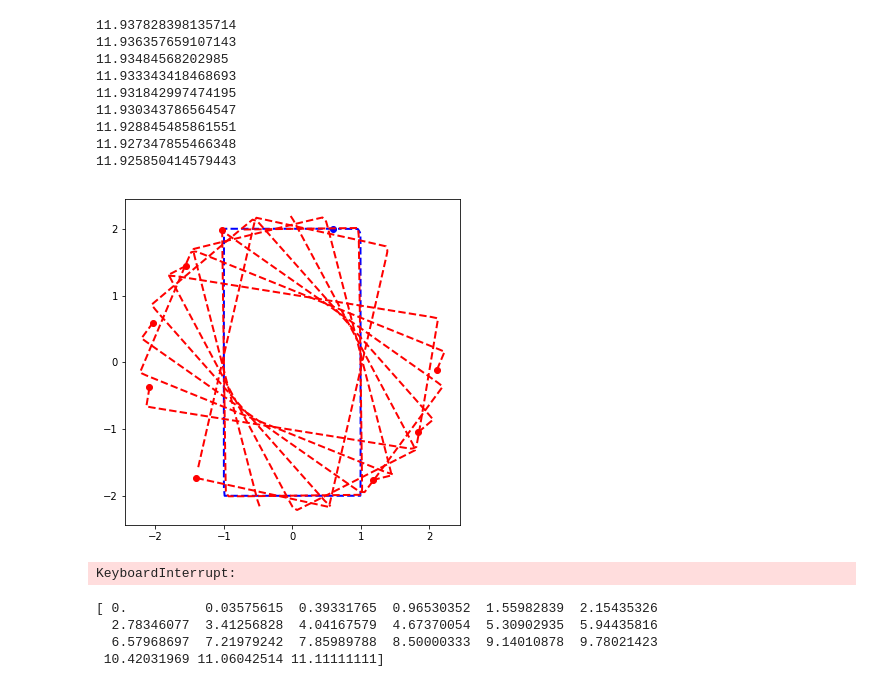
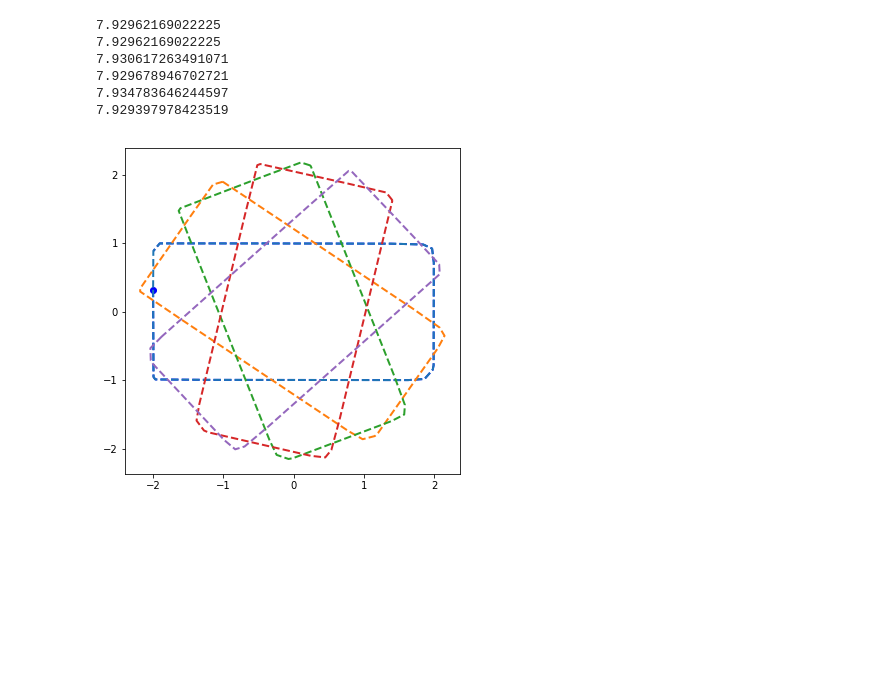
Before and after one commit to adivijaykumar/courses, a Jupyter notebook: cmech/assign_6/Untitled.ipynb, the cells around one changed output. Saved outputs shown, nothing was run; the diff lists cells and outputs as text; code cells hidden in the pictures; blank space fills up the shorter version.

```diff
--- a/cmech/assign_6/Untitled.ipynb
+++ b/cmech/assign_6/Untitled.ipynb
@@ -8,3 +6,10 @@ ini_condns = np.array([np.random.uniform(-1,1,20000),np.random.uniform(-2,2,2000
+# %%
+xl = 2.0
+yl = 1.0
+N = 2000
+t = 3
+ini_condns = np.array([np.random.uniform(-xl,xl,N),np.random.uniform(-yl,yl,N)]).T
+#ini_condns =  np.concatenate((ini_condns,np.array([[-xl,yl],[-xl,-yl],[xl,yl],[xl,-yl]])),axis=0)
 # %%
 ini_condns_arr = ini_condns.flatten()
 # %%
@@ -25,46 +30,41 @@ def fun_d(t, y):
         else:
             res[i] = - y[i-1] - y[i-1] ** 3
     return res
+
+def PolyArea2D(pts):
+    lines = np.hstack([pts,np.roll(pts,-1,axis=0)])
+    area = 0.5*abs(sum(x1*y2-x2*y1 for x1,y1,x2,y2 in lines))
+    return area
 # %%
-soln = solve_ivp(fun, [0,100], ini_condns_arr)
+soln = solve_ivp(fun, [0,t], ini_condns_arr,t_eval= t/10*np.linspace(0,8,5))
 # %%
 plt.figure(figsize=(6,6))
 points = ini_condns
 #plt.plot(ini_condns[:,0],ini_condns[:,1], '.')
-hull = ConvexHull(ini_condns,incremental=True)
+hull = ConvexHull(ini_condns)
 plt.plot(points[hull.vertices,0], points[hull.vertices,1], 'b--', lw=2)
 plt.plot(points[hull.vertices[0],0], points[hull.vertices[0],1], 'bo')
-print(hull.area)
+print(PolyArea2D(points[hull.vertices]))
 
-for n in [10,20,30,40,50,60,70,80]:
-    points_1 = np.reshape(soln.y[:,n], newshape=(len(ini_condns/2), 2))
+for sol in soln.y.T:
+    points_1 = np.reshape(sol, newshape=(len(ini_condns/2), 2))
     #plt.plot(points_1[:,0],points_1[:,1],'.')
-    hull_1 = ConvexHull(points_1,incremental=True)
-    plt.plot(points_1[hull_1.vertices,0], points_1[hull_1.vertices,1], 'r--', lw=2)
-    plt.plot(points_1[hull_1.vertices[0],0], points_1[hull_1.vertices[0],1], 'ro')
-    print(hull_1.area)
+    hull_1 = ConvexHull(points_1)
+    xcoords = np.append(points_1[hull_1.vertices,0],points_1[hull_1.vertices[0],0])
+    ycoords = np.append(points_1[hull_1.vertices,1],points_1[hull_1.vertices[0],1])
+    plt.plot(xcoords, ycoords, '--', lw=2)
+    #plt.plot(points_1[hull_1.vertices[0],0], points_1[hull_1.vertices[0],1], 'ro')
+    print(PolyArea2D(points_1[hull_1.vertices]))
 # %% [output]
-11.937828398135714
-11.936357659107143
-11.93484568202985
-11.933343418468693
-11.931842997474195
-11.930343786564547
-11.928845485861551
-11.927347855466348
-11.925850414579443
+7.92962169022225
+7.92962169022225
+7.930617263491071
+7.929678946702721
+7.934783646244597
+7.929397978423519
-[figure, old version]
+[figure, new version]
 # %%
-soln = solve_ivp(fun_d, [0,100], ini_condns_arr, t_eval = np.linspace(0,100,10))
+soln = solve_ivp(fun_d, [0,t], ini_condns_arr,t_eval= t/10*np.linspace(0,8,5))
-# %% [output]
-KeyboardInterrupt:
-# %%
-print(soln.t)
-# %% [output]
-[ 0.          0.03575615  0.39331765  0.96530352  1.55982839  2.15435326
-  2.78346077  3.41256828  4.04167579  4.67370054  5.30902935  5.94435816
-  6.57968697  7.21979242  7.85989788  8.50000333  9.14010878  9.78021423
- 10.42031969 11.06042514 11.11111111]
 # %%
 plt.figure(figsize=(6,6))
 points = ini_condns
```
Also changed, not shown: parts of 5 cells of this notebook, 2 other files.
